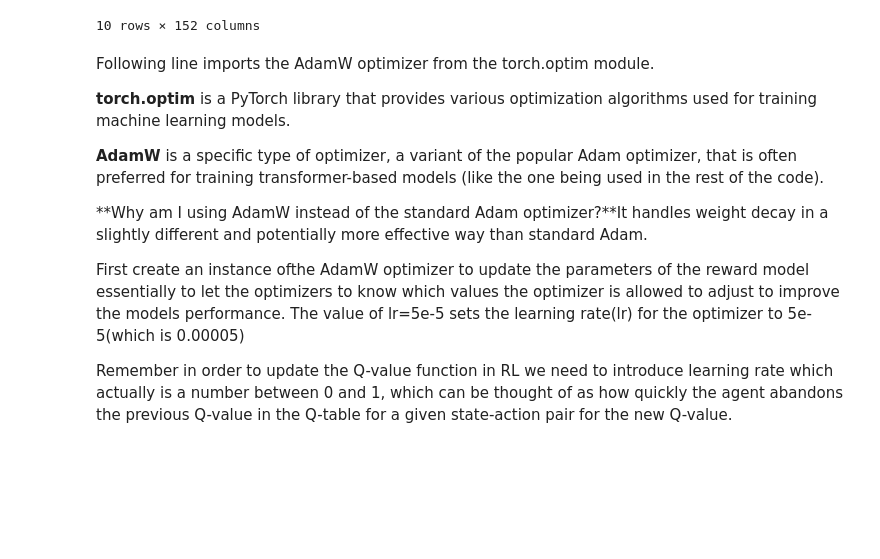
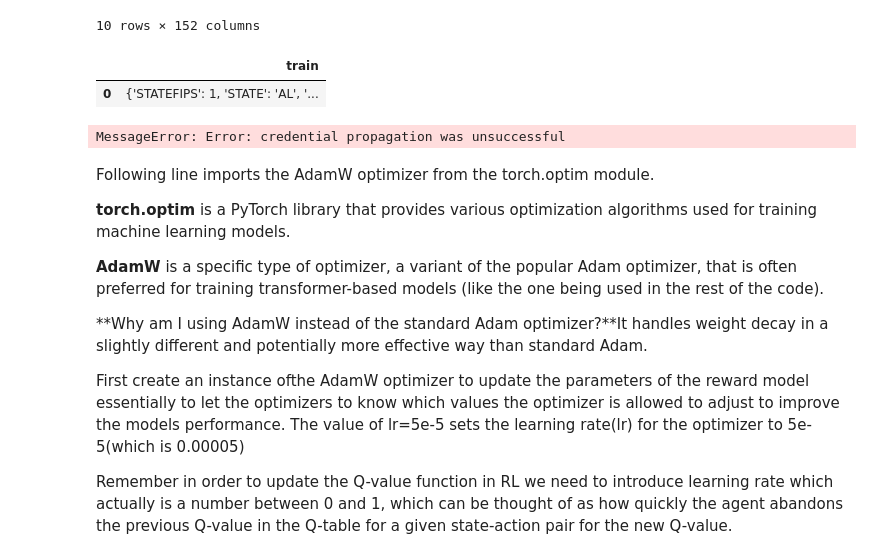
Before and after one commit to aswinaus/Reinforcement-Learning, a Jupyter notebook: rl_deepseekr1_awq_quant.ipynb, the cells around one changed output. Drawn from its saved outputs; the diff is of its cells as text; code cells hidden in the pictures; blank space fills up the shorter version.

```diff
--- a/rl_deepseekr1_awq_quant.ipynb
+++ b/rl_deepseekr1_awq_quant.ipynb
@@ -186,6 +187,20 @@ tokenized_dataset = dataset.map(
     lambda x: tokenize_all_columns(x, text_columns, local_tokenizer),
     batched=True
 )
+# %%
+#Check the tokenized dataframe sample
+tokenized_df=pd.DataFrame(tokenized_dataset)
+new_columns = [col.replace(' ', '_') for col in tokenized_df.columns]
+tokenized_df.columns = new_columns
+tokenized_df.head(1)
+# %% [output]
+|  | train |
+| 0 | {'STATEFIPS': 1, 'STATE': 'AL', '... |
+# %%
+from google.colab import sheets
+sheet = sheets.InteractiveSheet(df=tokenized_df)
+# %% [output]
+MessageError: Error: credential propagation was unsuccessful
 # %%
 import torch
 # %%
```
Also changed, not shown: parts of 3 cells of this notebook.
